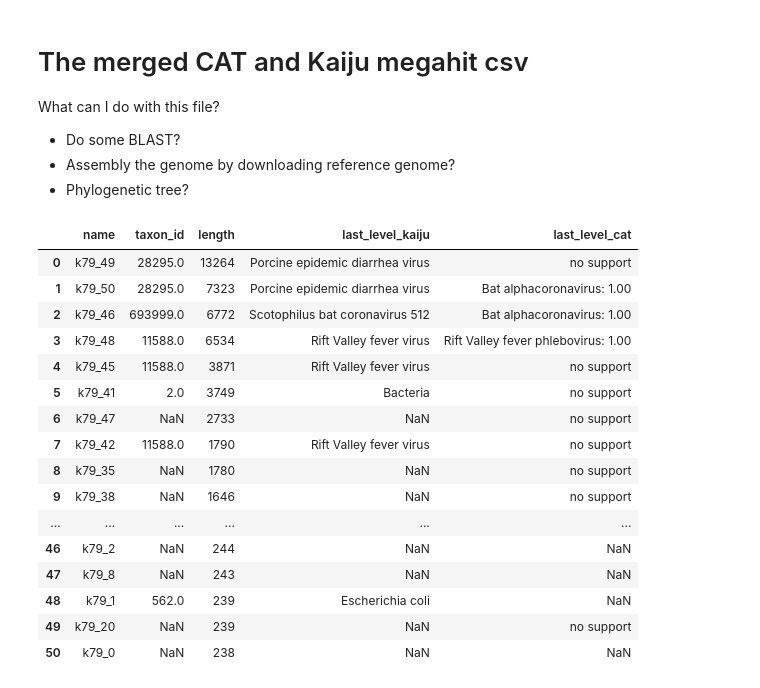
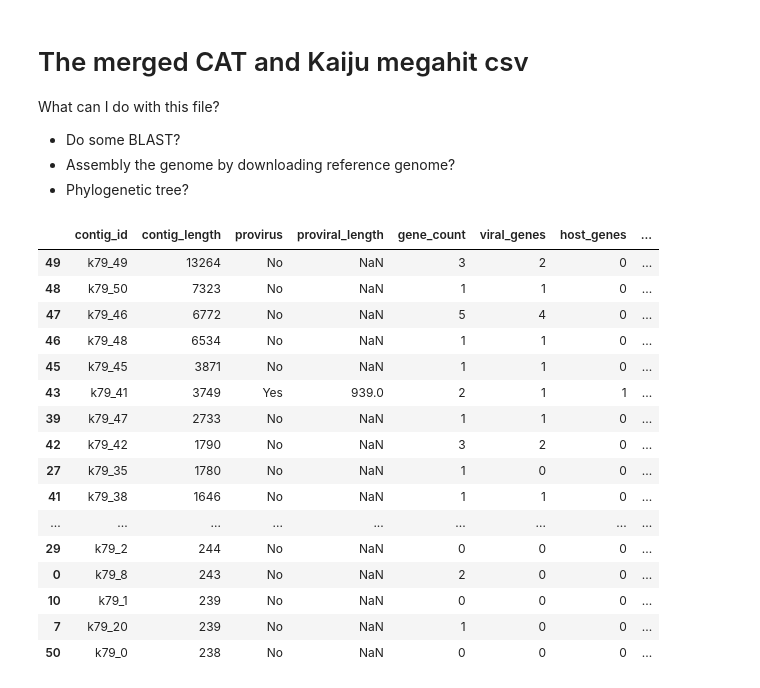
Before and after one commit to willros/virusHanter, a Jupyter notebook: notebooks/data-wrangling-clean.ipynb, the cells around one changed output. Cells and saved outputs as stored; diff of their text form; code cells hidden in the pictures.

Commit message:
checkv dataframe

```diff
--- a/notebooks/data-wrangling-clean.ipynb
+++ b/notebooks/data-wrangling-clean.ipynb
@@ -335,24 +335,29 @@ merged = pd.read_csv('results/cleaned_files/Bat-Guano-15_S6_L001_R_cat_kaiju_mer
 # %%
 import pandas as pd
 
-df = pd.read_csv('../static/data/sample1/results/cleaned_files/Bat-Guano-15_S6_L001_R_cat_kaiju_merged.csv')
-
-df[['name', 'taxon_id', 'length', 'last_level_kaiju', 'last_level_cat']]
+df = (pd.read_csv('../static/data/sample1/results/checkv/Bat-Guano-15_S6_L001_R_quality_summary.tsv',
+                 sep='\t')
+      .sort_values('contig_length', ascending=False)
+      .drop(
+          columns=['warnings', 'kmer_freq', 'completeness_method', 'miuvig_quality']
+      )
+)
+df
 # %% [output]
-|  | name | taxon_id | length | last_level_kaiju | last_level_cat |
-| 0 | k79_49 | 28295.0 | 13264 | Porcine epidemic diarrhea virus | no support |
-| 1 | k79_50 | 28295.0 | 7323 | Porcine epidemic diarrhea virus | Bat alphacoronavirus: 1.00 |
-| 2 | k79_46 | 693999.0 | 6772 | Scotophilus bat coronavirus 512 | Bat alphacoronavirus: 1.00 |
-| 3 | k79_48 | 11588.0 | 6534 | Rift Valley fever virus | Rift Valley fever phlebovirus: 1.00 |
-| 4 | k79_45 | 11588.0 | 3871 | Rift Valley fever virus | no support |
-| 5 | k79_41 | 2.0 | 3749 | Bacteria | no support |
-| 6 | k79_47 | NaN | 2733 | NaN | no support |
-| 7 | k79_42 | 11588.0 | 1790 | Rift Valley fever virus | no support |
-| 8 | k79_35 | NaN | 1780 | NaN | no support |
-| 9 | k79_38 | NaN | 1646 | NaN | no support |
-| ... | ... | ... | ... | ... | ... |
-| 46 | k79_2 | NaN | 244 | NaN | NaN |
-| 47 | k79_8 | NaN | 243 | NaN | NaN |
-| 48 | k79_1 | 562.0 | 239 | Escherichia coli | NaN |
-| 49 | k79_20 | NaN | 239 | NaN | no support |
-| 50 | k79_0 | NaN | 238 | NaN | NaN |
+|  | contig_id | contig_length | provirus | proviral_length | gene_count | viral_genes | host_genes | ... |
+| 49 | k79_49 | 13264 | No | NaN | 3 | 2 | 0 | ... |
+| 48 | k79_50 | 7323 | No | NaN | 1 | 1 | 0 | ... |
+| 47 | k79_46 | 6772 | No | NaN | 5 | 4 | 0 | ... |
+| 46 | k79_48 | 6534 | No | NaN | 1 | 1 | 0 | ... |
+| 45 | k79_45 | 3871 | No | NaN | 1 | 1 | 0 | ... |
+| 43 | k79_41 | 3749 | Yes | 939.0 | 2 | 1 | 1 | ... |
+| 39 | k79_47 | 2733 | No | NaN | 1 | 1 | 0 | ... |
+| 42 | k79_42 | 1790 | No | NaN | 3 | 2 | 0 | ... |
+| 27 | k79_35 | 1780 | No | NaN | 1 | 0 | 0 | ... |
+| 41 | k79_38 | 1646 | No | NaN | 1 | 1 | 0 | ... |
+| ... | ... | ... | ... | ... | ... | ... | ... | ... |
+| 29 | k79_2 | 244 | No | NaN | 0 | 0 | 0 | ... |
+| 0 | k79_8 | 243 | No | NaN | 2 | 0 | 0 | ... |
+| 10 | k79_1 | 239 | No | NaN | 0 | 0 | 0 | ... |
+| 7 | k79_20 | 239 | No | NaN | 1 | 0 | 0 | ... |
+| 50 | k79_0 | 238 | No | NaN | 0 | 0 | 0 | ... |
```
Also changed, not shown: 2 other files.
